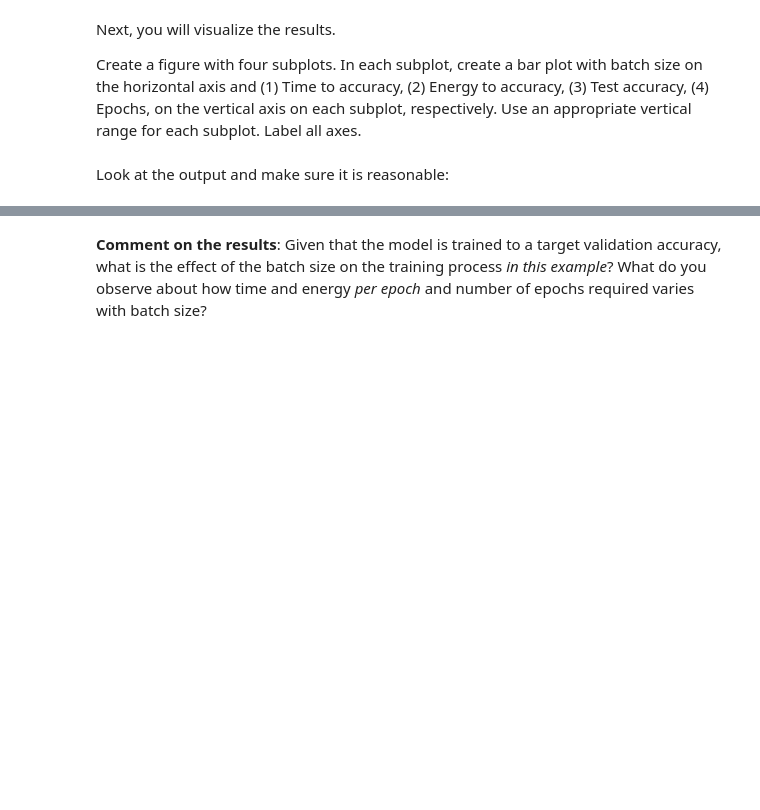
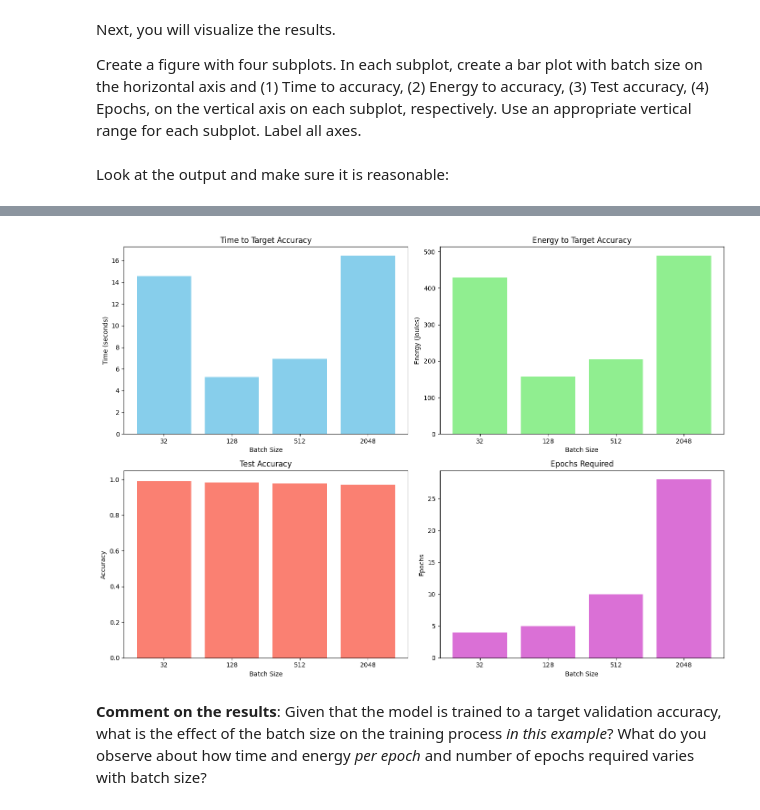
Before and after one commit to RyzeYoung/MSCE_LAB, a Jupyter notebook: notebooks/8-lab-neural-net-music-classification-torch.ipynb, the cells around one changed output, grey strips where cells are left out. Drawn from its saved outputs; the diff is of its cells as text; code cells hidden in the pictures; blank space fills up the shorter version.

```diff
--- a/notebooks/8-lab-neural-net-music-classification-torch.ipynb
+++ b/notebooks/8-lab-neural-net-music-classification-torch.ipynb
@@ -666,2 +737,39 @@ print(metrics_vs_bs)
+# %%
+# TODO - visualize effect of varying batch size, when training to a target accuracy
+bs_str = [str(get_num(m['batch_size'])) for m in metrics_vs_bs]
+times = [get_num(m['train_time']) for m in metrics_vs_bs]
+energies = [get_num(m['total_energy']) for m in metrics_vs_bs]
+accs = [get_num(m['test_accuracy']) for m in metrics_vs_bs]
+epochs_list = [get_num(m['epochs']) for m in metrics_vs_bs]
+
+
+fig, axs = plt.subplots(2, 2, figsize=(14, 10))
+
+axs[0, 0].bar(bs_str, times, color='skyblue')
+axs[0, 0].set_title('Time to Target Accuracy')
+axs[0, 0].set_xlabel('Batch Size')
+axs[0, 0].set_ylabel('Time (seconds)')
+
+axs[0, 1].bar(bs_str, energies, color='lightgreen')
+axs[0, 1].set_title('Energy to Target Accuracy')
+axs[0, 1].set_xlabel('Batch Size')
+axs[0, 1].set_ylabel('Energy (Joules)')
+
+axs[1, 0].bar(bs_str, accs, color='salmon')
+axs[1, 0].set_title('Test Accuracy')
+axs[1, 0].set_xlabel('Batch Size')
+axs[1, 0].set_ylabel('Accuracy')
+axs[1, 0].set_ylim([0, 1.05])
+
+axs[1, 1].bar(bs_str, epochs_list, color='orchid')
+axs[1, 1].set_title('Epochs Required')
+axs[1, 1].set_xlabel('Batch Size')
+axs[1, 1].set_ylabel('Epochs')
+
+plt.tight_layout()
+
+plt.show()
+# %% [output]
+[figure, added]
 # %% [markdown]
 **Comment on the results**: Given that the model is trained to a target validation accuracy, what is the effect of the batch size on the training process *in this example*? What do you observe about how time and energy *per epoch* and number of epochs required varies with batch size?
```
Also changed, not shown: parts of 15 cells of this notebook.
